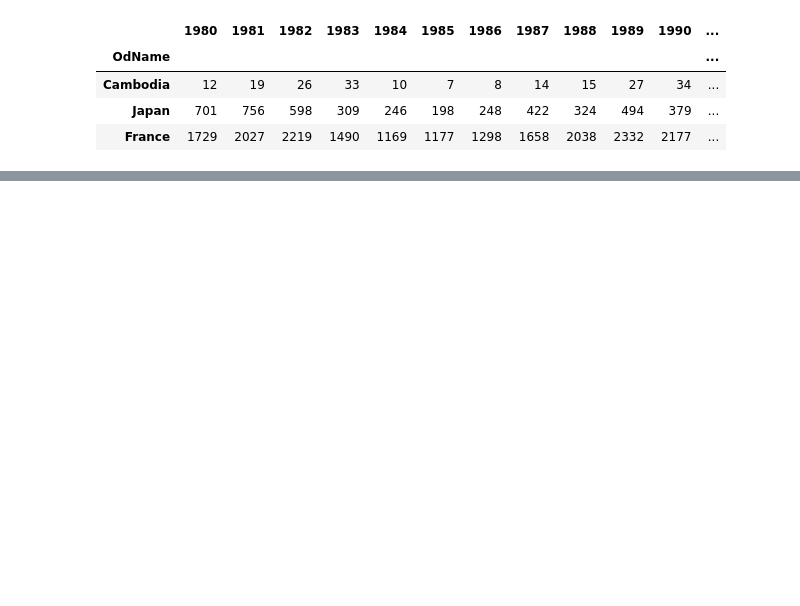
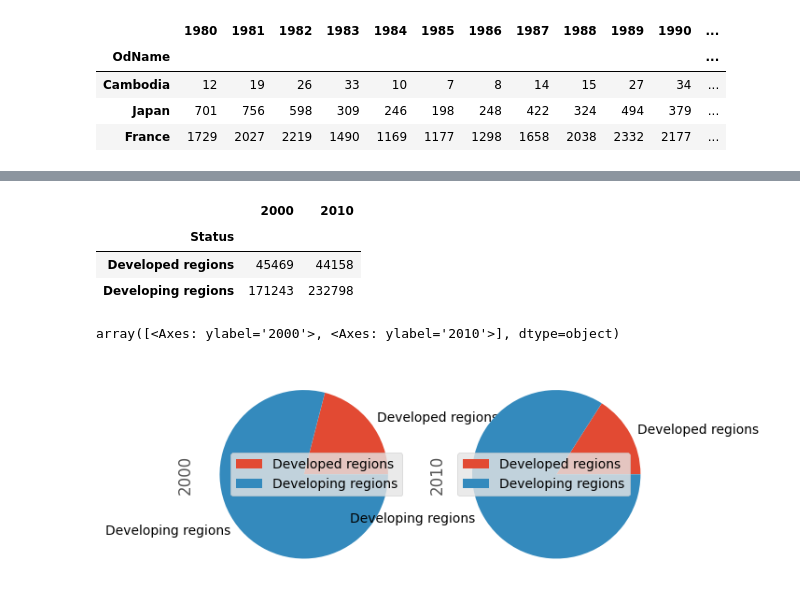
Before and after one commit to abhinav-766/digipython, a Jupyter notebook: analysis/analysis.1.ipynb, the cells around one changed output, grey strips where cells are left out. Drawn from its saved outputs; the diff is of its cells as text; code cells hidden in the pictures; blank space fills up the shorter version.

```diff
--- a/analysis/analysis.1.ipynb
+++ b/analysis/analysis.1.ipynb
@@ -232,0 +385,2 @@ plt.savefig('Comparing three countries')
+# %%
+canada['Total'] = canada[years].sum(axis=1) # a new column 'Total' will be added to end of dataframe
@@ -232,0 +396,4 @@ plt.savefig('Comparing three countries')
+# %%
+cols_to_drop=['Type','Coverage','AREA','REG','DEV']
+canada.drop(columns=cols_to_drop,inplace=True)
+canada
@@ -232,0 +431,9 @@ plt.savefig('Comparing three countries')
+# %%
+canada.rename(mapper={
+    'AreaName': 'Continent',
+    'RegName': 'Region',
+    'DevName': 'Status'
+
+
+
+}, axis=1, inplace=True)
@@ -232,0 +495,12 @@ plt.savefig('Comparing three countries')
+# %%
+canada.groupby('Status')[[2000,2010]].sum()
+# %% [output]
+|  | 2000 | 2010 |
+| Status |  |  |
+| Developed regions | 45469 | 44158 |
+| Developing regions | 171243 | 232798 |
+# %%
+canada.groupby('Status')[[2000,2010]].sum().plot(kind='pie', subplots=True)
+# %% [output]
+array([<Axes: ylabel='2000'>, <Axes: ylabel='2010'>], dtype=object)
+[figure, added]
```
Also changed, not shown: parts of 43 cells of this notebook, 2 other files.
